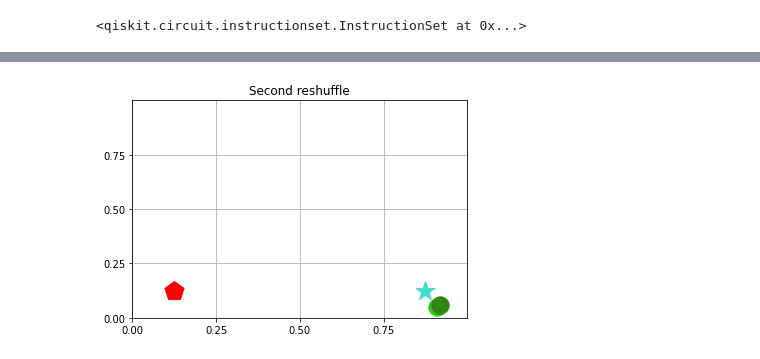
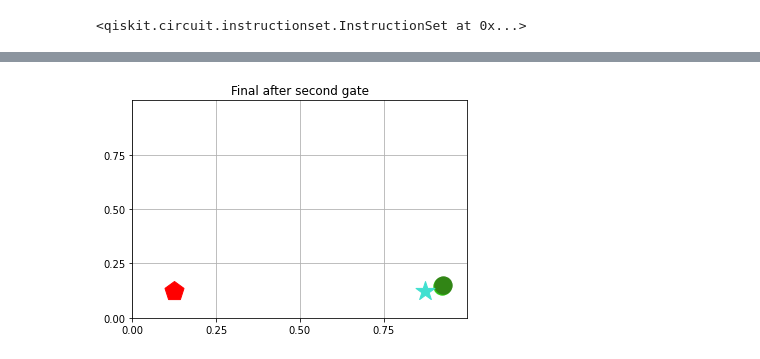
Before and after one commit to salvatorezam/quantum-swarm-path-planning, a Jupyter notebook: swarm_with_grover_second_cycle.ipynb, the cells around one changed output, grey strips where cells are left out. Cells and saved outputs as stored; diff of their text form; code cells hidden in the pictures.

```diff
--- a/swarm_with_grover_second_cycle.ipynb
+++ b/swarm_with_grover_second_cycle.ipynb
@@ -966,4 +989,4 @@ R1 0.92
-# %%
-plot_scatterplot("Second reshuffle")
-# %% [output]
-[figure, removed]
+# %%
+plot_scatterplot("Final after second gate")
+# %% [output]
+[figure, added]
```
Also changed, not shown: parts of 35 cells of this notebook, 1 other file.
